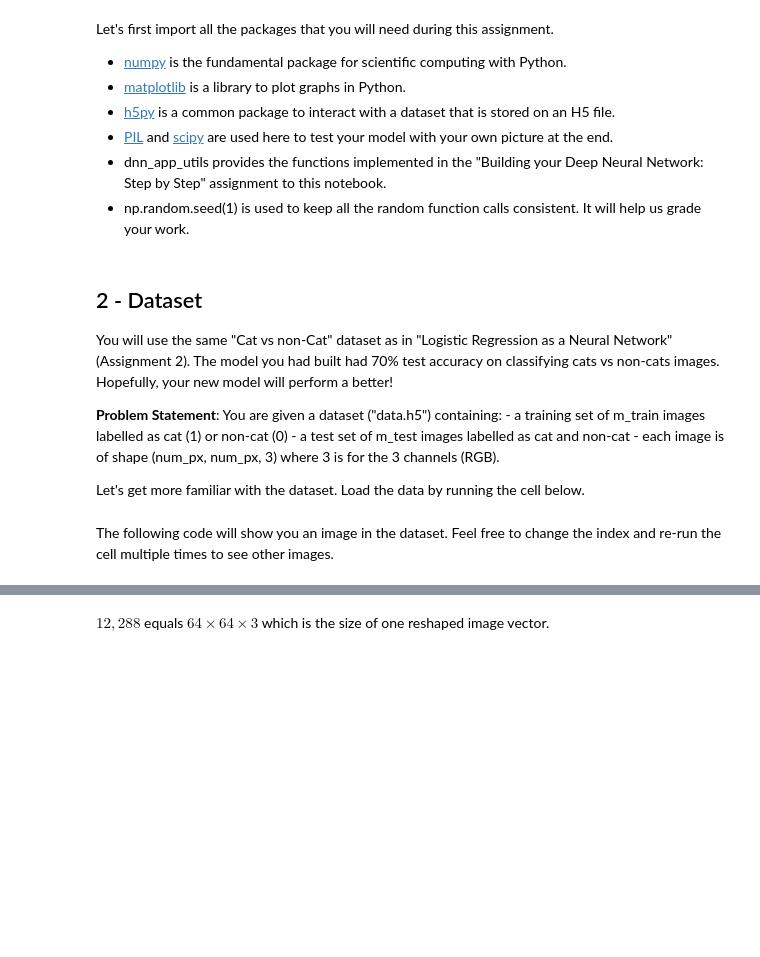
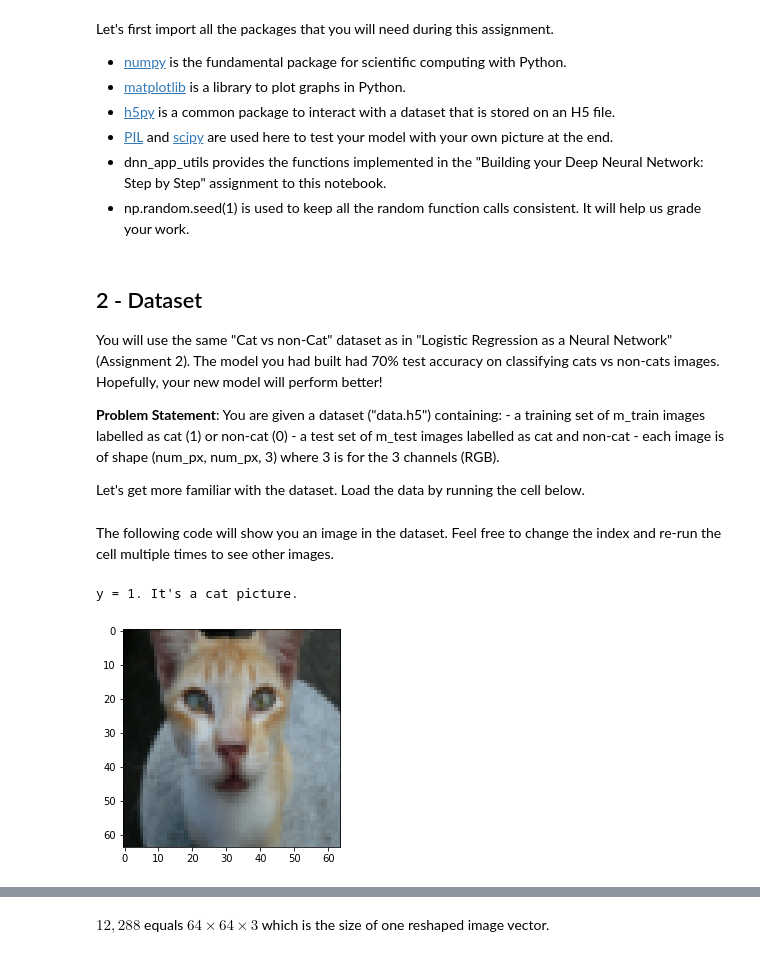
Before and after one commit to damianiRiccardo90/DL-Specialization, a Jupyter notebook: C1-Neural_Networks_and_Deep_Learning/W4-Deep_Neural_Networks/Deep_Neural_Network_Application_v8.ipynb, the cells around one changed output, grey strips where cells are left out. Cells and saved outputs as stored; diff of their text form; code cells hidden in the pictures; blank space fills up the shorter version.

```diff
--- a/C1-Neural_Networks_and_Deep_Learning/W4-Deep_Neural_Networks/Deep_Neural_Network_Application_v8.ipynb
+++ b/C1-Neural_Networks_and_Deep_Learning/W4-Deep_Neural_Networks/Deep_Neural_Network_Application_v8.ipynb
@@ -43,7 +49,7 @@ np.random.seed(1)
 # %% [markdown]
 ## 2 - Dataset
 
-You will use the same "Cat vs non-Cat" dataset as in "Logistic Regression as a Neural Network" (Assignment 2). The model you had built had 70% test accuracy on classifying cats vs non-cats images. Hopefully, your new model will perform a better!
+You will use the same "Cat vs non-Cat" dataset as in "Logistic Regression as a Neural Network" (Assignment 2). The model you had built had 70% test accuracy on classifying cats vs non-cats images. Hopefully, your new model will perform better!
 
 **Problem Statement**: You are given a dataset ("data.h5") containing:
     - a training set of m_train images labelled as cat (1) or non-cat (0)
@@ -57,9 +63,12 @@ train_x_orig, train_y, test_x_orig, test_y, classes = load_data()
 The following code will show you an image in the dataset. Feel free to change the index and re-run the cell multiple times to see other images.
 # %%
 # Example of a picture
-index = 10
+index = 11
 plt.imshow(train_x_orig[index])
 print ("y = " + str(train_y[0,index]) + ". It's a " + classes[train_y[0,index]].decode("utf-8") +  " picture.")
+# %% [output]
+y = 1. It's a cat picture.
+[figure, added]
 # %%
 # Explore your dataset
 m_train = train_x_orig.shape[0]
```
Also changed, not shown: parts of 5 cells of this notebook.
